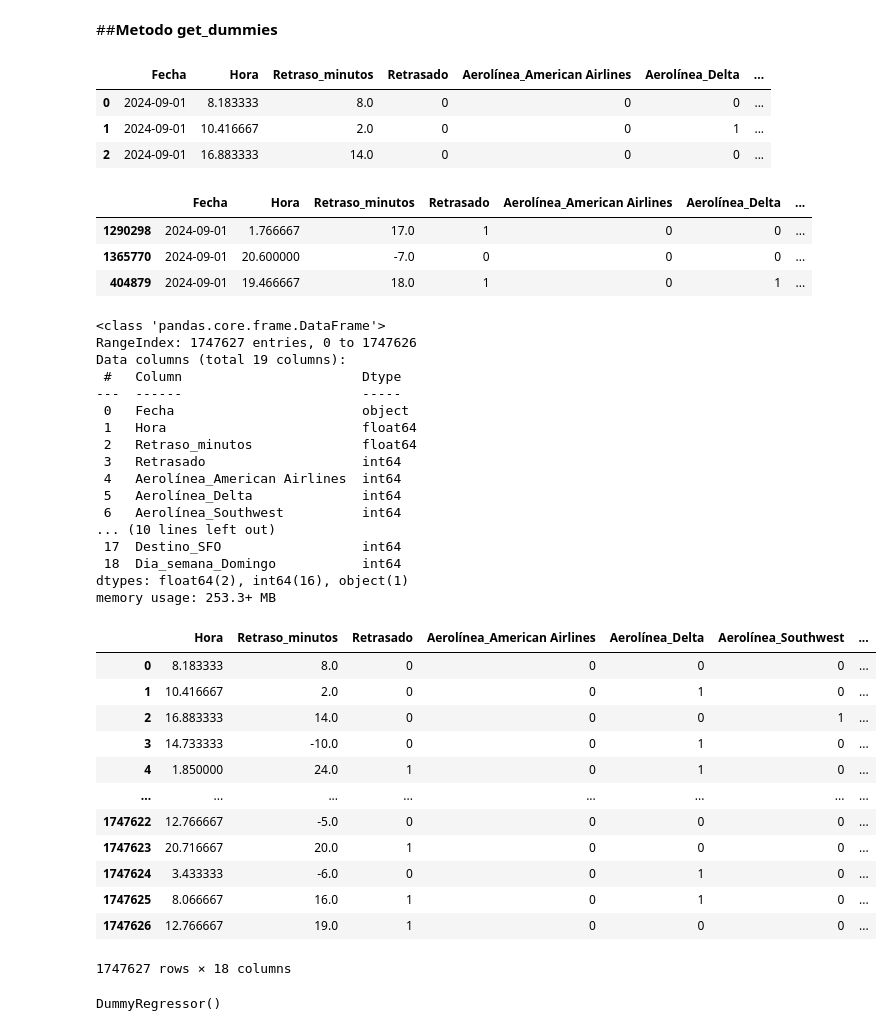
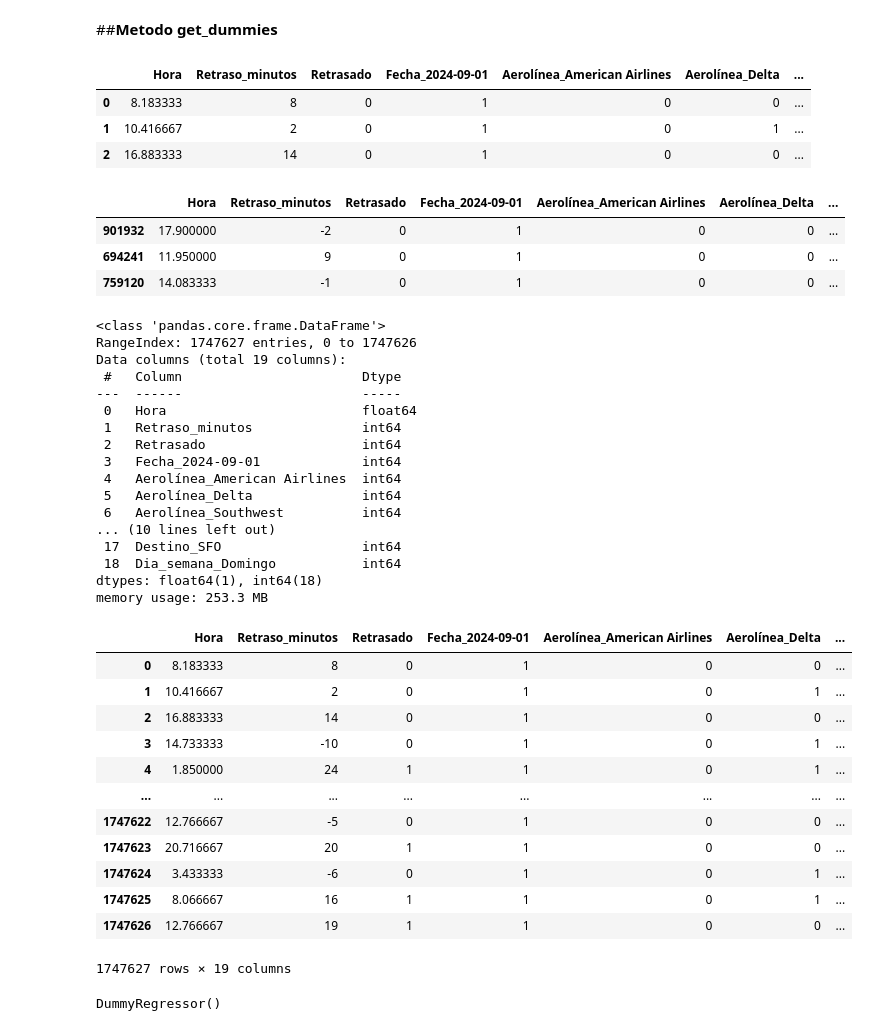
Before and after one commit to Ivan8Garcia/Proyecto_NoCountry, a Jupyter notebook: Vuelos.ipynb, the cells around one changed output. Saved outputs shown, nothing was run; the diff lists cells and outputs as text; code cells hidden in the pictures.

```diff
--- a/Vuelos.ipynb
+++ b/Vuelos.ipynb
@@ -204,6 +204,3 @@ datos.head()
 | 2 | Southwest | DFW | SFO | Domingo | 2024-09-01 | 16:53:00 | 14 | 0 |
 | 3 | Delta | ORD | BOS | Domingo | 2024-09-01 | 14:44:00 | -10 | 0 |
 | 4 | Delta | LAX | SEA | Domingo | 2024-09-01 | 01:51:00 | 24 | 1 |
-# %%
-datos['Retraso_minutos'] = datos['Retraso_minutos'].astype('float64')
-datos.info()
@@ -304,19 +313,19 @@ plt.show()
 ##**Metodo get_dummies**
 # %%
 #Todas estas columnas son categoricas (OBJ), para que se puedan hacer buenos modelos hay que codificarlas
-categoricas= ["Aerolínea","Origen","Destino","Dia_semana"]
+categoricas= ["Fecha","Aerolínea","Origen","Destino","Dia_semana"]
 
 pd.get_dummies(data=datos,columns=categoricas,dtype=int).head(3)
 # %% [output]
-|  | Fecha | Hora | Retraso_minutos | Retrasado | Aerolínea_American Airlines | Aerolínea_Delta | ... |
-| 0 | 2024-09-01 | 8.183333 | 8.0 | 0 | 0 | 0 | ... |
-| 1 | 2024-09-01 | 10.416667 | 2.0 | 0 | 0 | 1 | ... |
-| 2 | 2024-09-01 | 16.883333 | 14.0 | 0 | 0 | 0 | ... |
+|  | Hora | Retraso_minutos | Retrasado | Fecha_2024-09-01 | Aerolínea_American Airlines | Aerolínea_Delta | ... |
+| 0 | 8.183333 | 8 | 0 | 1 | 0 | 0 | ... |
+| 1 | 10.416667 | 2 | 0 | 1 | 0 | 1 | ... |
+| 2 | 16.883333 | 14 | 0 | 1 | 0 | 0 | ... |
 # %%
 datos_codificados=pd.get_dummies(data=datos,columns=categoricas,dtype=int)
 datos_codificados.sample(3)
 # %% [output]
-|  | Fecha | Hora | Retraso_minutos | Retrasado | Aerolínea_American Airlines | Aerolínea_Delta | ... |
-| 1290298 | 2024-09-01 | 1.766667 | 17.0 | 1 | 0 | 0 | ... |
-| 1365770 | 2024-09-01 | 20.600000 | -7.0 | 0 | 0 | 0 | ... |
-| 404879 | 2024-09-01 | 19.466667 | 18.0 | 1 | 0 | 1 | ... |
+|  | Hora | Retraso_minutos | Retrasado | Fecha_2024-09-01 | Aerolínea_American Airlines | Aerolínea_Delta | ... |
+| 901932 | 17.900000 | -2 | 0 | 1 | 0 | 0 | ... |
+| 694241 | 11.950000 | 9 | 0 | 1 | 0 | 0 | ... |
+| 759120 | 14.083333 | -1 | 0 | 1 | 0 | 0 | ... |
@@ -333,35 +337,35 @@ RangeIndex: 1747627 entries, 0 to 1747626
 Data columns (total 19 columns):
  #   Column                       Dtype
 ---  ------                       -----
- 0   Fecha                        object
- 1   Hora                         float64
- 2   Retraso_minutos              float64
- 3   Retrasado                    int64
+ 0   Hora                         float64
+ 1   Retraso_minutos              int64
+ 2   Retrasado                    int64
+ 3   Fecha_2024-09-01             int64
  4   Aerolínea_American Airlines  int64
  5   Aerolínea_Delta              int64
  6   Aerolínea_Southwest          int64
 ... (10 lines left out)
  17  Destino_SFO                  int64
  18  Dia_semana_Domingo           int64
-dtypes: float64(2), int64(16), object(1)
-memory usage: 253.3+ MB
+dtypes: float64(1), int64(18)
+memory usage: 253.3 MB
 # %%
-df=datos_codificados.drop(columns=["Fecha"])
+df=datos_codificados
 df
 # %% [output]
-|  | Hora | Retraso_minutos | Retrasado | Aerolínea_American Airlines | Aerolínea_Delta | Aerolínea_Southwest | ... |
-| 0 | 8.183333 | 8.0 | 0 | 0 | 0 | 0 | ... |
-| 1 | 10.416667 | 2.0 | 0 | 0 | 1 | 0 | ... |
-| 2 | 16.883333 | 14.0 | 0 | 0 | 0 | 1 | ... |
-| 3 | 14.733333 | -10.0 | 0 | 0 | 1 | 0 | ... |
-| 4 | 1.850000 | 24.0 | 1 | 0 | 1 | 0 | ... |
+|  | Hora | Retraso_minutos | Retrasado | Fecha_2024-09-01 | Aerolínea_American Airlines | Aerolínea_Delta | ... |
+| 0 | 8.183333 | 8 | 0 | 1 | 0 | 0 | ... |
+| 1 | 10.416667 | 2 | 0 | 1 | 0 | 1 | ... |
+| 2 | 16.883333 | 14 | 0 | 1 | 0 | 0 | ... |
+| 3 | 14.733333 | -10 | 0 | 1 | 0 | 1 | ... |
+| 4 | 1.850000 | 24 | 1 | 1 | 0 | 1 | ... |
 | ... | ... | ... | ... | ... | ... | ... | ... |
-| 1747622 | 12.766667 | -5.0 | 0 | 0 | 0 | 0 | ... |
-| 1747623 | 20.716667 | 20.0 | 1 | 0 | 0 | 0 | ... |
-| 1747624 | 3.433333 | -6.0 | 0 | 0 | 1 | 0 | ... |
-| 1747625 | 8.066667 | 16.0 | 1 | 0 | 1 | 0 | ... |
-| 1747626 | 12.766667 | 19.0 | 1 | 0 | 0 | 0 | ... |
+| 1747622 | 12.766667 | -5 | 0 | 1 | 0 | 0 | ... |
+| 1747623 | 20.716667 | 20 | 1 | 1 | 0 | 0 | ... |
+| 1747624 | 3.433333 | -6 | 0 | 1 | 0 | 1 | ... |
+| 1747625 | 8.066667 | 16 | 1 | 1 | 0 | 1 | ... |
+| 1747626 | 12.766667 | 19 | 1 | 1 | 0 | 0 | ... |
-1747627 rows × 18 columns
+1747627 rows × 19 columns
 # %%
 from sklearn.dummy import DummyRegressor
 from sklearn.model_selection import train_test_split
```
Also changed, not shown: parts of 18 cells of this notebook.
